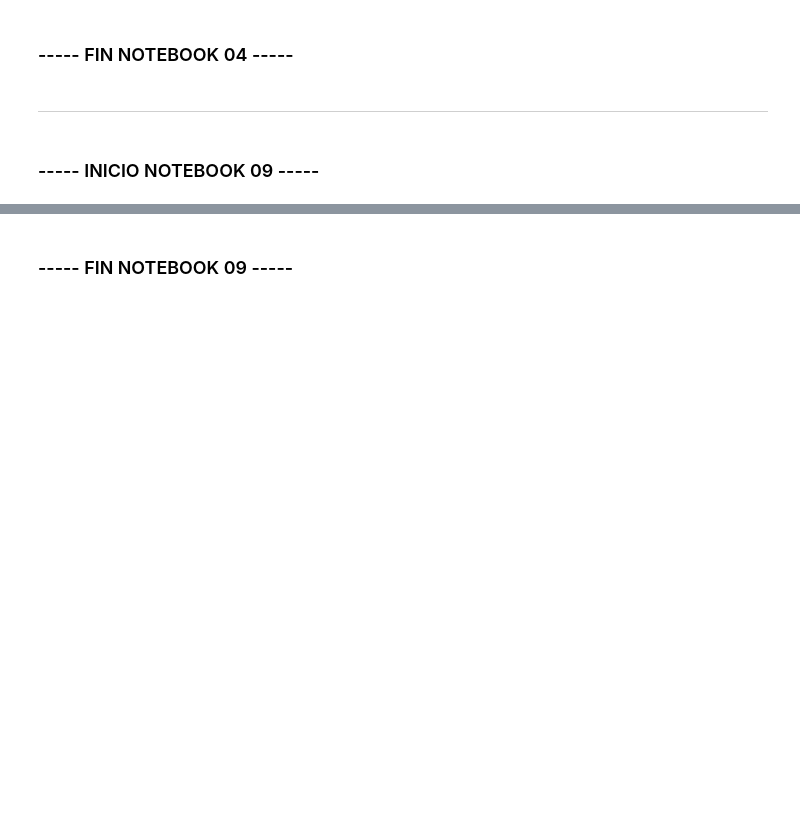
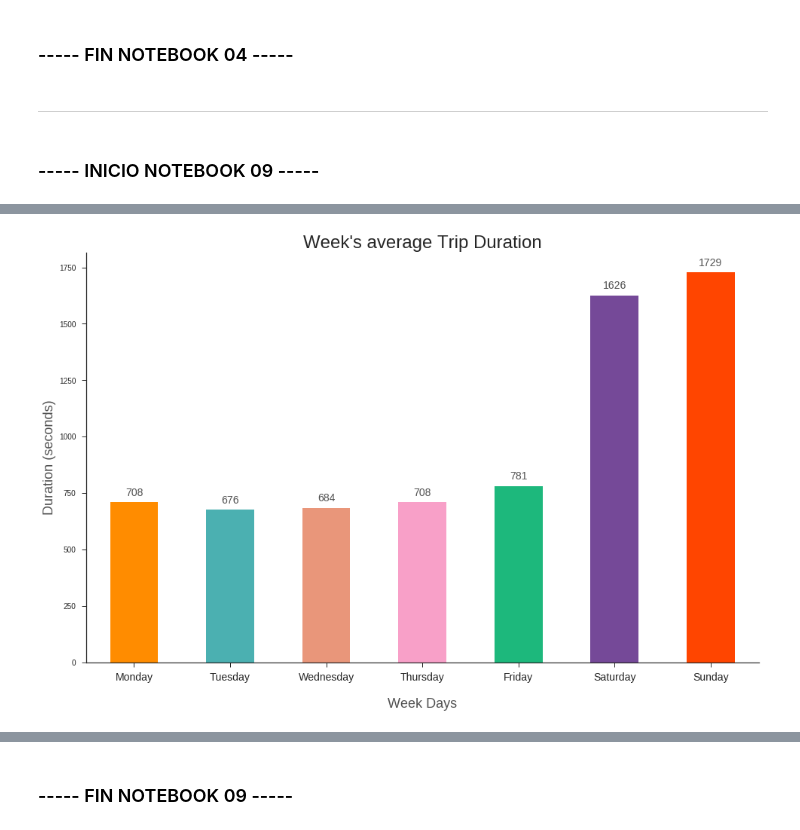
Before and after one commit to fpenovi/SFbikeTravelDuration, a Jupyter notebook: notebooks/00 - kernel.ipynb, the cells around one changed output, grey strips where cells are left out. Drawn from its saved outputs; the diff is of its cells as text; code cells hidden in the pictures; blank space fills up the shorter version.

```diff
--- a/notebooks/00 - kernel.ipynb
+++ b/notebooks/00 - kernel.ipynb
@@ -951,0 +954,9 @@ ___
+# %%
+dfDaysOfWeekTrips = dfTrip[['duration', 'start_date']]
+daysOfWeek = ['Monday', 'Tuesday', 'Wednesday', 'Thursday\n', 'Friday', 'Saturday', 'Sunday']
+# %%
+dfDaysOfWeekTrips.rename(columns={'start_date':'week_day'}, inplace=True)
+# %%
+dfDaysOfWeekTrips['day_index'] = dfDaysOfWeekTrips.week_day.dt.dayofweek
+dfDaysOfWeekTrips.week_day = dfDaysOfWeekTrips.week_day.dt.weekday_name
+dfDaysOfWeekTrips.head()
@@ -951,0 +975,25 @@ ___
+# %%
+sns.set_style('ticks')
+ax = dfDaysOfWeekTrips[['duration', 'day_index']] \
+                      .groupby(by=['day_index']) \
+                      .agg(['mean', 'count'])['duration']\
+                      .rename(columns={'mean':'avg_duration', 'count':'trips'})\
+                      .reset_index()\
+                      .sort_values(by=['day_index'])\
+                      .plot(kind='bar', \
+                            x='day_index', \
+                            y='avg_duration', \
+                            figsize=(16, 10), \
+                            legend=False, \
+                            rot=0, \
+                            color=['#FF8C00', '#4bb0b1', '#E9967A', '#f8a0c8', '#1db87c', '#754998', '#FF4500'])
+
+ax.set_xlabel("Week Days", fontsize=18, alpha=0.8)
+ax.set_ylabel("Duration (seconds)", fontsize=18, alpha=0.8)
+ax.set_title("Week's average Trip Duration", fontsize=24)
+ax.set_xticklabels(daysOfWeek, fontsize=14)
+sns.despine()
+autolabel(ax, 14, 0.8)
+plt.show()
+# %% [output]
+[figure, added]
```
Also changed, not shown: parts of 5 cells of this notebook.
